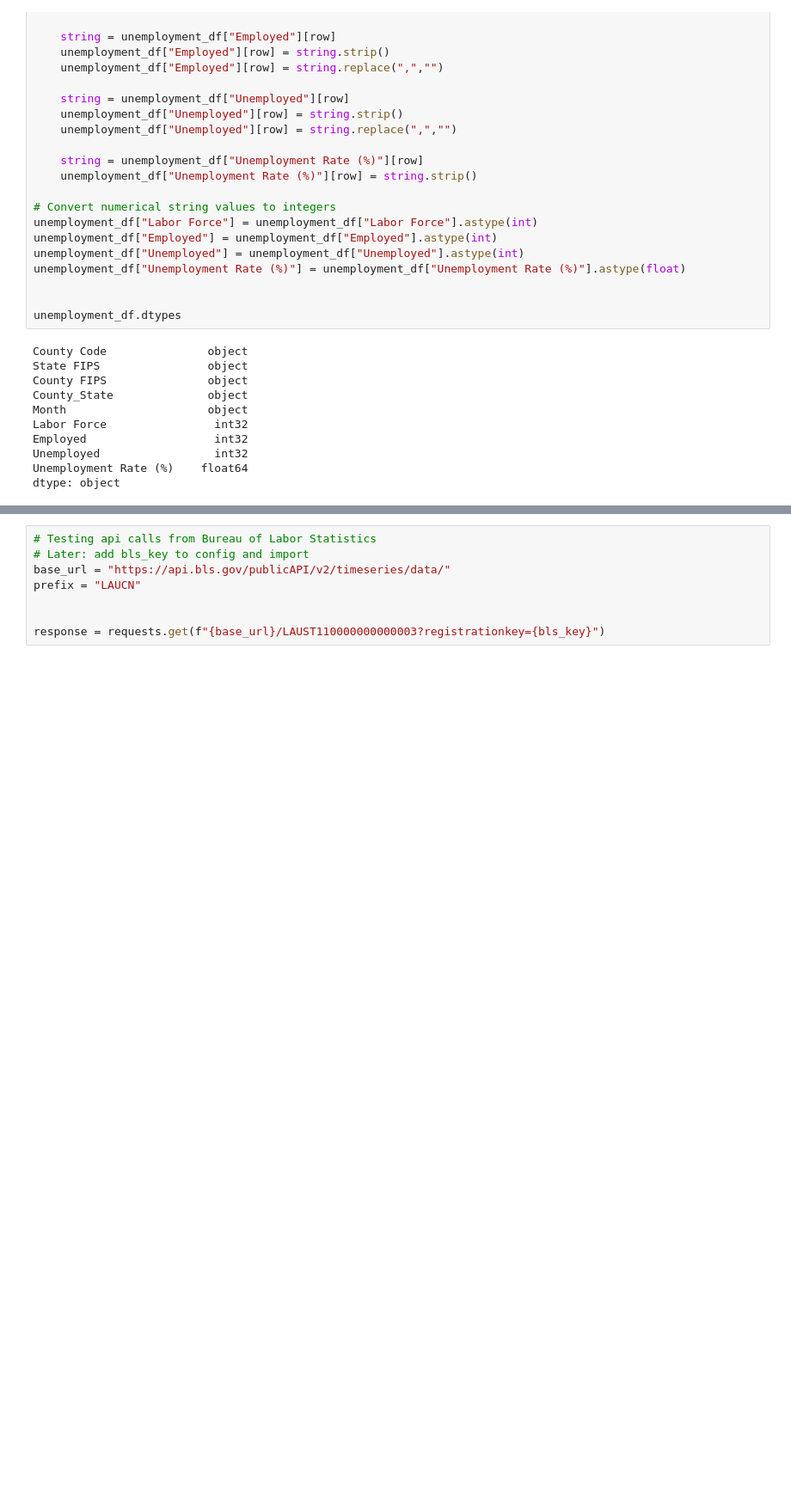
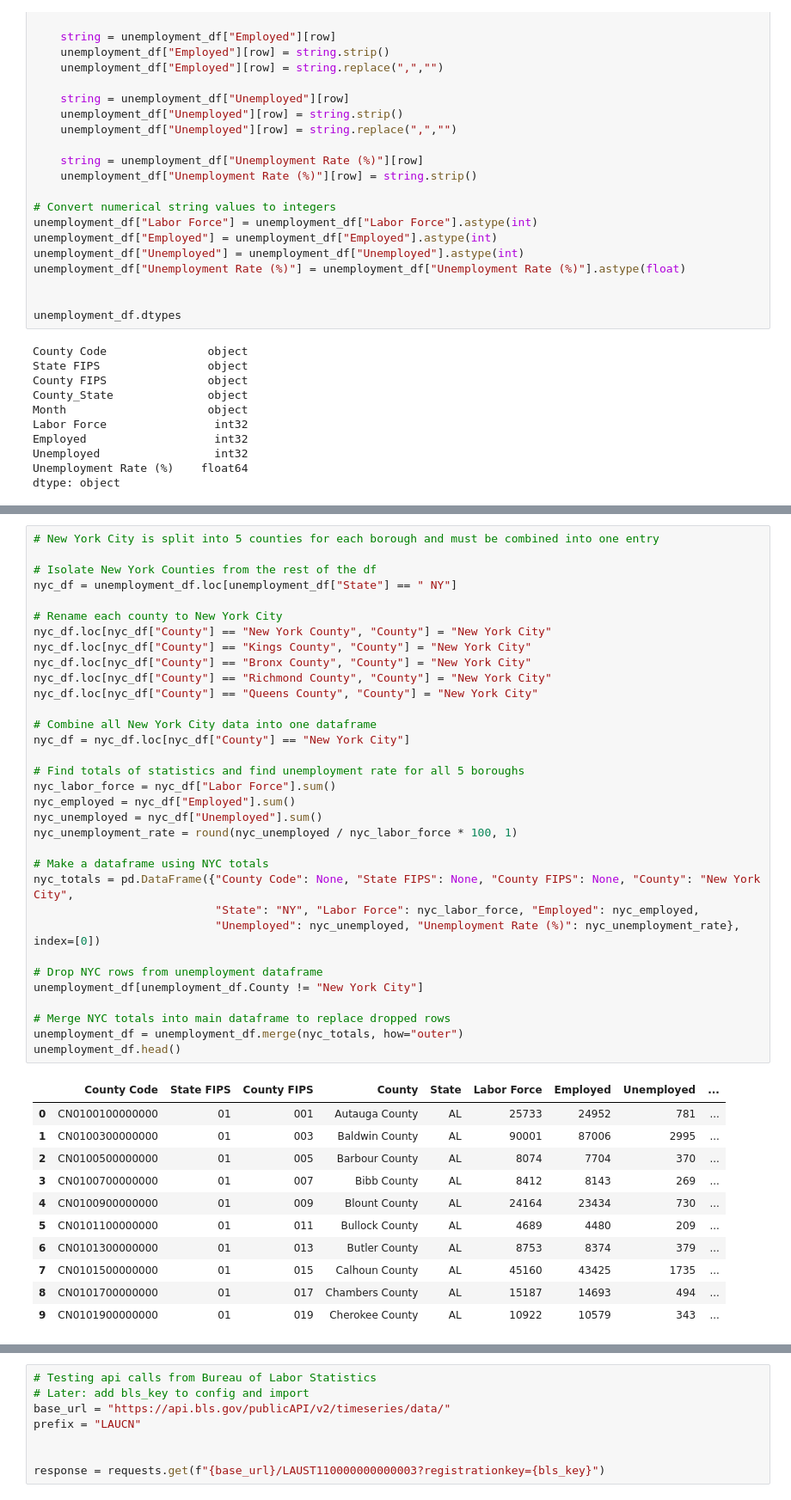
Before and after one commit to Gissel7181/Project-One, a Jupyter notebook: Project 1.ipynb, the cells around one changed output, grey strips where cells are left out. Shown: that part at 86% size. Drawn from its saved outputs; the diff is of its cells as text; blank space fills up the shorter version.

```diff
--- a/Project 1.ipynb
+++ b/Project 1.ipynb
@@ -217,0 +243,45 @@ unemployment_df.head(50)
+# %%
+# New York City is split into 5 counties for each borough and must be combined into one entry
+
+# Isolate New York Counties from the rest of the df
+nyc_df = unemployment_df.loc[unemployment_df["State"] == " NY"]
+
+# Rename each county to New York City
+nyc_df.loc[nyc_df["County"] == "New York County", "County"] = "New York City"
+nyc_df.loc[nyc_df["County"] == "Kings County", "County"] = "New York City"
+nyc_df.loc[nyc_df["County"] == "Bronx County", "County"] = "New York City"
+nyc_df.loc[nyc_df["County"] == "Richmond County", "County"] = "New York City"
+nyc_df.loc[nyc_df["County"] == "Queens County", "County"] = "New York City"
+
+# Combine all New York City data into one dataframe
+nyc_df = nyc_df.loc[nyc_df["County"] == "New York City"]
+
+# Find totals of statistics and find unemployment rate for all 5 boroughs
+nyc_labor_force = nyc_df["Labor Force"].sum()
+nyc_employed = nyc_df["Employed"].sum()
+nyc_unemployed = nyc_df["Unemployed"].sum()
+nyc_unemployment_rate = round(nyc_unemployed / nyc_labor_force * 100, 1)
+
+# Make a dataframe using NYC totals
+nyc_totals = pd.DataFrame({"County Code": None, "State FIPS": None, "County FIPS": None, "County": "New York City",
+                           "State": "NY", "Labor Force": nyc_labor_force, "Employed": nyc_employed,
+                           "Unemployed": nyc_unemployed, "Unemployment Rate (%)": nyc_unemployment_rate}, index=[0])
+
+# Drop NYC rows from unemployment dataframe
+unemployment_df[unemployment_df.County != "New York City"]
+
+# Merge NYC totals into main dataframe to replace dropped rows
+unemployment_df = unemployment_df.merge(nyc_totals, how="outer")
+unemployment_df.head()
+# %% [output]
+|  | County Code | State FIPS | County FIPS | County | State | Labor Force | Employed | Unemployed | ... |
+| 0 | CN0100100000000 | 01 | 001 | Autauga County | AL | 25733 | 24952 | 781 | ... |
+| 1 | CN0100300000000 | 01 | 003 | Baldwin County | AL | 90001 | 87006 | 2995 | ... |
+| 2 | CN0100500000000 | 01 | 005 | Barbour County | AL | 8074 | 7704 | 370 | ... |
+| 3 | CN0100700000000 | 01 | 007 | Bibb County | AL | 8412 | 8143 | 269 | ... |
+| 4 | CN0100900000000 | 01 | 009 | Blount County | AL | 24164 | 23434 | 730 | ... |
+| 5 | CN0101100000000 | 01 | 011 | Bullock County | AL | 4689 | 4480 | 209 | ... |
+| 6 | CN0101300000000 | 01 | 013 | Butler County | AL | 8753 | 8374 | 379 | ... |
+| 7 | CN0101500000000 | 01 | 015 | Calhoun County | AL | 45160 | 43425 | 1735 | ... |
+| 8 | CN0101700000000 | 01 | 017 | Chambers County | AL | 15187 | 14693 | 494 | ... |
+| 9 | CN0101900000000 | 01 | 019 | Cherokee County | AL | 10922 | 10579 | 343 | ... |
```
Also changed, not shown: parts of 7 cells of this notebook.
